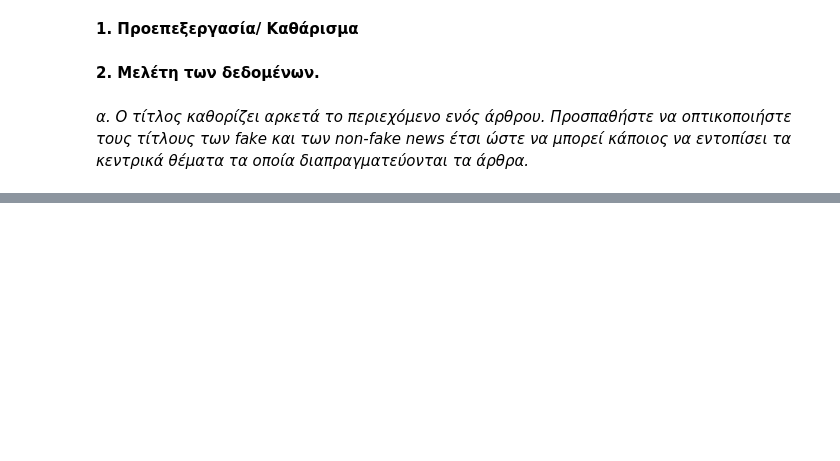
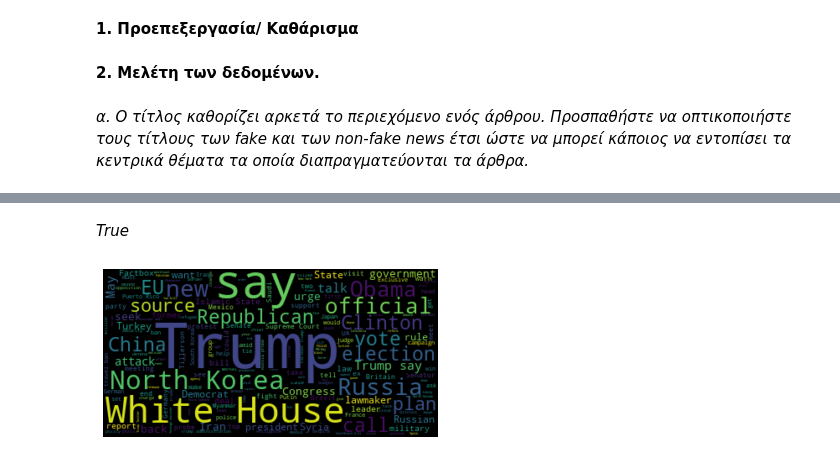
Before and after one commit to Themis-Sot/datam, a Jupyter notebook: DataMining_Project2.ipynb, the cells around one changed output, grey strips where cells are left out. Saved outputs shown, nothing was run; the diff lists cells and outputs as text; code cells hidden in the pictures; blank space fills up the shorter version.

```diff
--- a/DataMining_Project2.ipynb
+++ b/DataMining_Project2.ipynb
@@ -108,0 +244,11 @@ print(trueTokens2[0])
+# %% [markdown]
+*True*
+# %%
+text2 = " ".join(n for n in trueNN['title'])
+wordcloud2 = WordCloud(stopwords=stop_words).generate(text2)
+plt.imshow(wordcloud2, interpolation='bilinear')
+plt.axis("off")
+
+plt.show()
+# %% [output]
+[figure, added]
```
Also changed, not shown: parts of 24 cells of this notebook.
